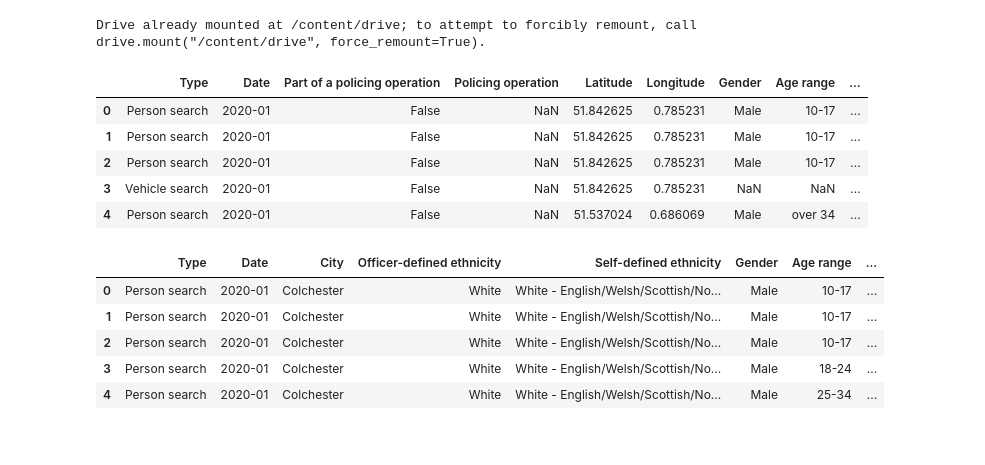
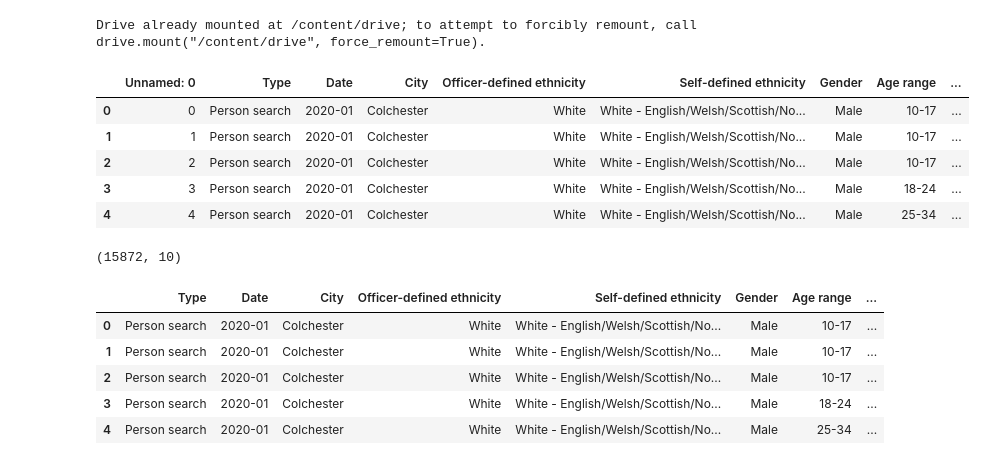
Before and after one commit to DharmikPatel916/CE888, a Jupyter notebook: assignment/essex_police_bias.ipynb, the cells around one changed output. Cells and saved outputs as stored; diff of their text form; code cells hidden in the pictures.

```diff
--- a/assignment/essex_police_bias.ipynb
+++ b/assignment/essex_police_bias.ipynb
@@ -14,46 +14,52 @@ drive.mount('/content/drive')
 Drive already mounted at /content/drive; to attempt to forcibly remount, call drive.mount("/content/drive", force_remount=True).
 # %%
 #Load the Data
+essex = pd.read_csv('https://raw.githubusercontent.com/DharmikPatel916/CE888/main/assignment/data/2020-essex__final.csv')
+essex.head()
 
-essex20_1 = pd.read_csv('/content/drive/MyDrive/Essex Police Data/2020-01/2020-01-essex-stop-and-search.csv')
-essex20_2 = pd.read_csv('/content/drive/MyDrive/Essex Police Data/2020-02/2020-02-essex-stop-and-search.csv')
-essex20_3 = pd.read_csv('/content/drive/MyDrive/Essex Police Data/2020-03/2020-03-essex-stop-and-search.csv')
-essex20_4 = pd.read_csv('/content/drive/MyDrive/Essex Police Data/2020-04/2020-04-essex-stop-and-search.csv')
-essex20_5 = pd.read_csv('/content/drive/MyDrive/Essex Police Data/2020-05/2020-05-essex-stop-and-search.csv')
-essex20_6 = pd.read_csv('/content/drive/MyDrive/Essex Police Data/2020-06/2020-06-essex-stop-and-search.csv')
-essex20_7 = pd.read_csv('/content/drive/MyDrive/Essex Police Data/2020-07/2020-07-essex-stop-and-search.csv')
-essex20_8 = pd.read_csv('/content/drive/MyDrive/Essex Police Data/2020-08/2020-08-essex-stop-and-search.csv')
-essex20_9 = pd.read_csv('/content/drive/MyDrive/Essex Police Data/2020-09/2020-09-essex-stop-and-search.csv')
-essex20_10 = pd.read_csv('/content/drive/MyDrive/Essex Police Data/2020-10/2020-10-essex-stop-and-search.csv')
-essex20_11 = pd.read_csv('/content/drive/MyDrive/Essex Police Data/2020-11/2020-11-essex-stop-and-search.csv')
-essex20_12 = pd.read_csv('/content/drive/MyDrive/Essex Police Data/2020-12/2020-12-essex-stop-and-search.csv')
+# essex20_1 = pd.read_csv('/content/drive/MyDrive/Essex Police Data/2020-01/2020-01-essex-stop-and-search.csv')
+# essex20_2 = pd.read_csv('/content/drive/MyDrive/Essex Police Data/2020-02/2020-02-essex-stop-and-search.csv')
+# essex20_3 = pd.read_csv('/content/drive/MyDrive/Essex Police Data/2020-03/2020-03-essex-stop-and-search.csv')
+# essex20_4 = pd.read_csv('/content/drive/MyDrive/Essex Police Data/2020-04/2020-04-essex-stop-and-search.csv')
+# essex20_5 = pd.read_csv('/content/drive/MyDrive/Essex Police Data/2020-05/2020-05-essex-stop-and-search.csv')
+# essex20_6 = pd.read_csv('/content/drive/MyDrive/Essex Police Data/2020-06/2020-06-essex-stop-and-search.csv')
+# essex20_7 = pd.read_csv('/content/drive/MyDrive/Essex Police Data/2020-07/2020-07-essex-stop-and-search.csv')
+# essex20_8 = pd.read_csv('/content/drive/MyDrive/Essex Police Data/2020-08/2020-08-essex-stop-and-search.csv')
+# essex20_9 = pd.read_csv('/content/drive/MyDrive/Essex Police Data/2020-09/2020-09-essex-stop-and-search.csv')
+# essex20_10 = pd.read_csv('/content/drive/MyDrive/Essex Police Data/2020-10/2020-10-essex-stop-and-search.csv')
+# essex20_11 = pd.read_csv('/content/drive/MyDrive/Essex Police Data/2020-11/2020-11-essex-stop-and-search.csv')
+# essex20_12 = pd.read_csv('/content/drive/MyDrive/Essex Police Data/2020-12/2020-12-essex-stop-and-search.csv')
 
 #select the date format
-essex20_1["Date"] = "2020-01"
-essex20_2["Date"] = "2020-02"
-essex20_3["Date"] = "2020-03"
-essex20_4["Date"] = "2020-04"
-essex20_5["Date"] = "2020-05"
-essex20_6["Date"] = "2020-06"
-essex20_7["Date"] = "2020-07"
-essex20_8["Date"] = "2020-08"
-essex20_9["Date"] = "2020-09"
-essex20_10["Date"] = "2020-11"
-essex20_11["Date"] = "2020-11"
-essex20_12["Date"] = "2020-12"
+# essex20_1["Date"] = "2020-01"
+# essex20_2["Date"] = "2020-02"
+# essex20_3["Date"] = "2020-03"
+# essex20_4["Date"] = "2020-04"
+# essex20_5["Date"] = "2020-05"
+# essex20_6["Date"] = "2020-06"
+# essex20_7["Date"] = "2020-07"
+# essex20_8["Date"] = "2020-08"
+# essex20_9["Date"] = "2020-09"
+# essex20_10["Date"] = "2020-11"
+# essex20_11["Date"] = "2020-11"
+# essex20_12["Date"] = "2020-12"
 
-essex2020 = pd.concat([essex20_1,essex20_2,essex20_3,essex20_4,essex20_5,essex20_6,essex20_7,essex20_8,essex20_9,essex20_10,essex20_11,essex20_12])
-essex = pd.concat([essex2020])
-essex["City"] = "Colchester"
-essex= pd.DataFrame(essex)
-essex.head()
+# essex2020 = pd.concat([essex20_1,essex20_2,essex20_3,essex20_4,essex20_5,essex20_6,essex20_7,essex20_8,essex20_9,essex20_10,essex20_11,essex20_12])
+# essex = pd.concat([essex2020])
+# essex["City"] = "Colchester"
+# essex= pd.DataFrame(essex)
+# essex.head()
 # %% [output]
-|  | Type | Date | Part of a policing operation | Policing operation | Latitude | Longitude | Gender | Age range | ... |
-| 0 | Person search | 2020-01 | False | NaN | 51.842625 | 0.785231 | Male | 10-17 | ... |
-| 1 | Person search | 2020-01 | False | NaN | 51.842625 | 0.785231 | Male | 10-17 | ... |
-| 2 | Person search | 2020-01 | False | NaN | 51.842625 | 0.785231 | Male | 10-17 | ... |
-| 3 | Vehicle search | 2020-01 | False | NaN | 51.842625 | 0.785231 | NaN | NaN | ... |
-| 4 | Person search | 2020-01 | False | NaN | 51.537024 | 0.686069 | Male | over 34 | ... |
+|  | Unnamed: 0 | Type | Date | City | Officer-defined ethnicity | Self-defined ethnicity | Gender | Age range | ... |
+| 0 | 0 | Person search | 2020-01 | Colchester | White | White - English/Welsh/Scottish/No... | Male | 10-17 | ... |
+| 1 | 1 | Person search | 2020-01 | Colchester | White | White - English/Welsh/Scottish/No... | Male | 10-17 | ... |
+| 2 | 2 | Person search | 2020-01 | Colchester | White | White - English/Welsh/Scottish/No... | Male | 10-17 | ... |
+| 3 | 3 | Person search | 2020-01 | Colchester | White | White - English/Welsh/Scottish/No... | Male | 18-24 | ... |
+| 4 | 4 | Person search | 2020-01 | Colchester | White | White - English/Welsh/Scottish/No... | Male | 25-34 | ... |
+# %%
+essex.shape
+# %% [output]
+(15872, 10)
 # %%
 #Getting subset and remove nan row
 df= pd.concat([essex])
```
Also changed, not shown: parts of 5 cells of this notebook.
